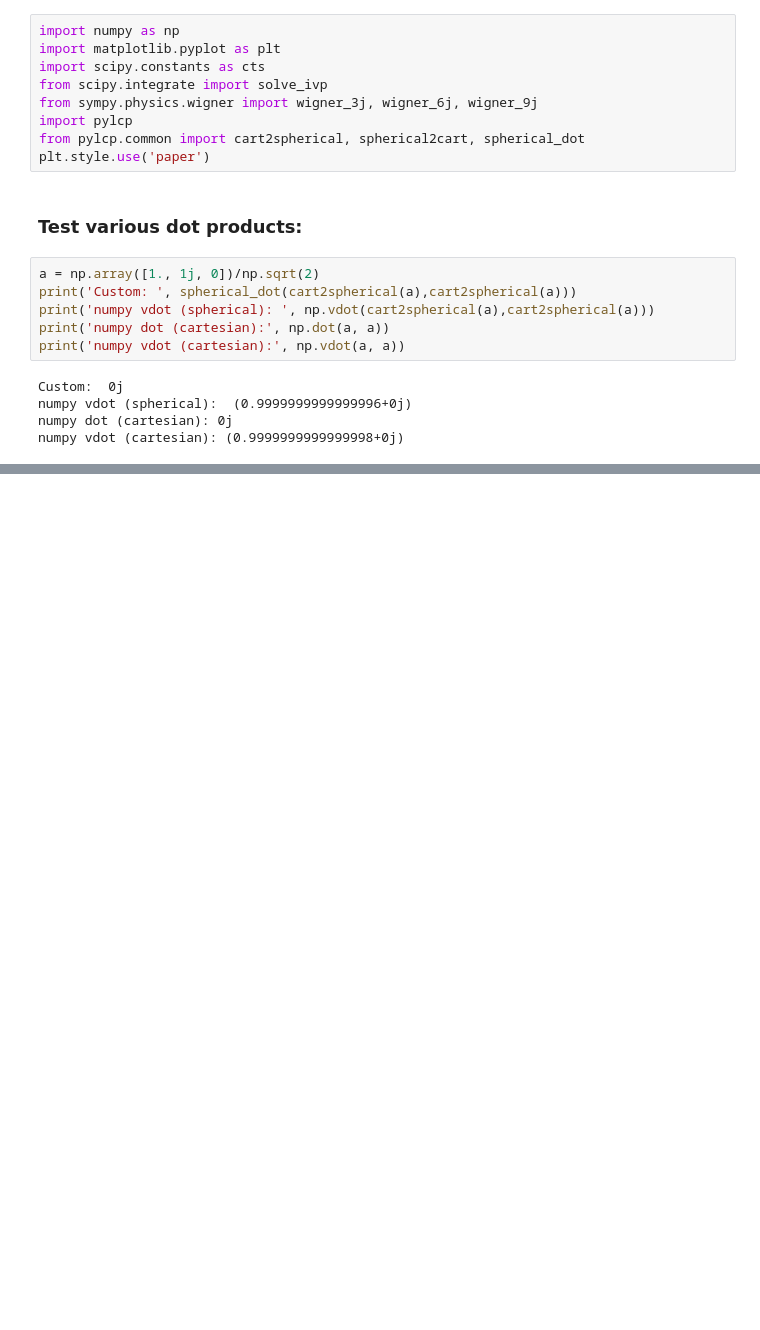
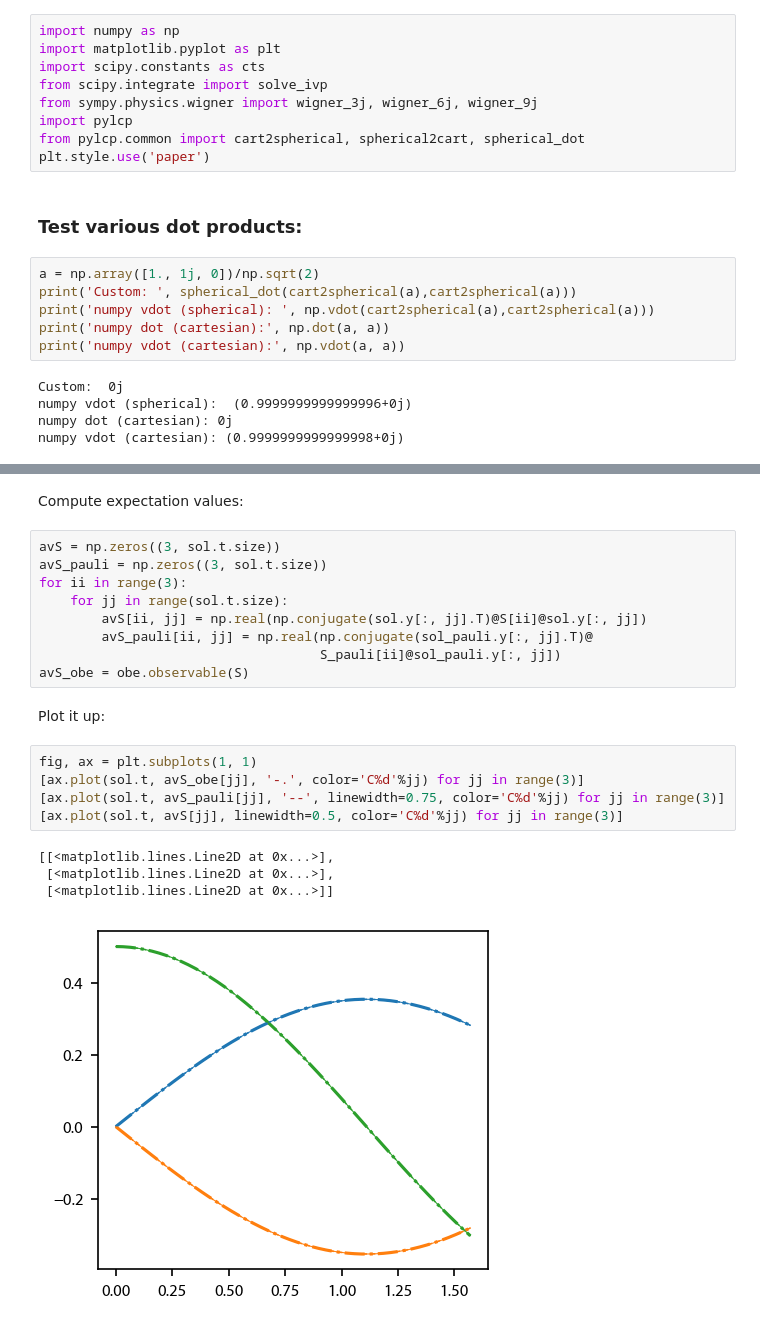
Before and after one commit to JQIamo/pylcp, a Jupyter notebook: examples/basics/hamiltonians/00_spin_in_magnetic_field.ipynb, the cells around one changed output, grey strips where cells are left out. Cells and saved outputs as stored; diff of their text form; blank space fills up the shorter version.

```diff
--- a/examples/basics/hamiltonians/00_spin_in_magnetic_field.ipynb
+++ b/examples/basics/hamiltonians/00_spin_in_magnetic_field.ipynb
@@ -92,0 +102,23 @@ fig, ax = plt.subplots(1, 1)
+# %% [markdown]
+Compute expectation values:
+# %%
+avS = np.zeros((3, sol.t.size))
+avS_pauli = np.zeros((3, sol.t.size))
+for ii in range(3):
+    for jj in range(sol.t.size):
+        avS[ii, jj] = np.real(np.conjugate(sol.y[:, jj].T)@S[ii]@sol.y[:, jj])
+        avS_pauli[ii, jj] = np.real(np.conjugate(sol_pauli.y[:, jj].T)@
+                                    S_pauli[ii]@sol_pauli.y[:, jj])
+avS_obe = obe.observable(S)
+# %% [markdown]
+Plot it up:
+# %%
+fig, ax = plt.subplots(1, 1)
+[ax.plot(sol.t, avS_obe[jj], '-.', color='C%d'%jj) for jj in range(3)]
+[ax.plot(sol.t, avS_pauli[jj], '--', linewidth=0.75, color='C%d'%jj) for jj in range(3)]
+[ax.plot(sol.t, avS[jj], linewidth=0.5, color='C%d'%jj) for jj in range(3)]
+# %% [output]
+[[<matplotlib.lines.Line2D at 0x...>],
+ [<matplotlib.lines.Line2D at 0x...>],
+ [<matplotlib.lines.Line2D at 0x...>]]
+[figure, added]
```
Also changed, not shown: parts of 7 cells of this notebook, 7 other files.
